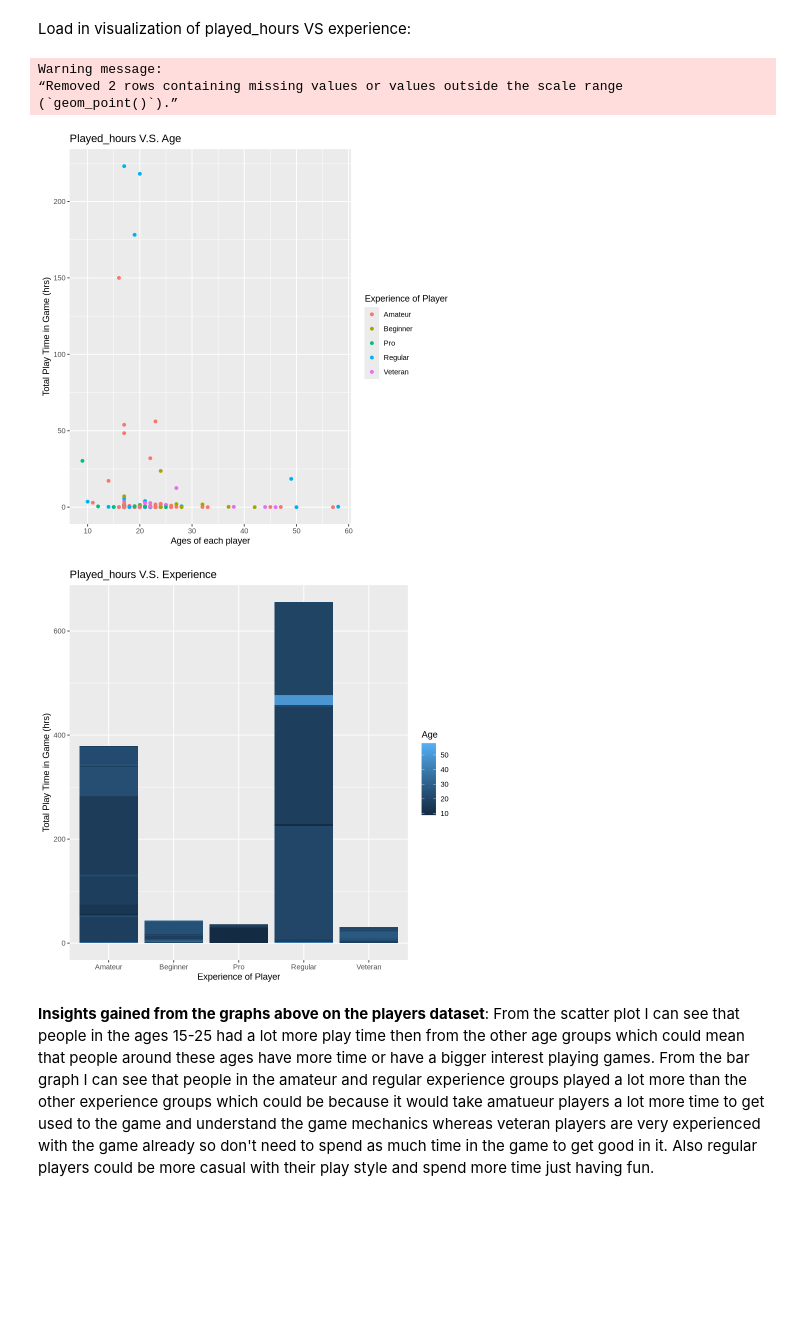
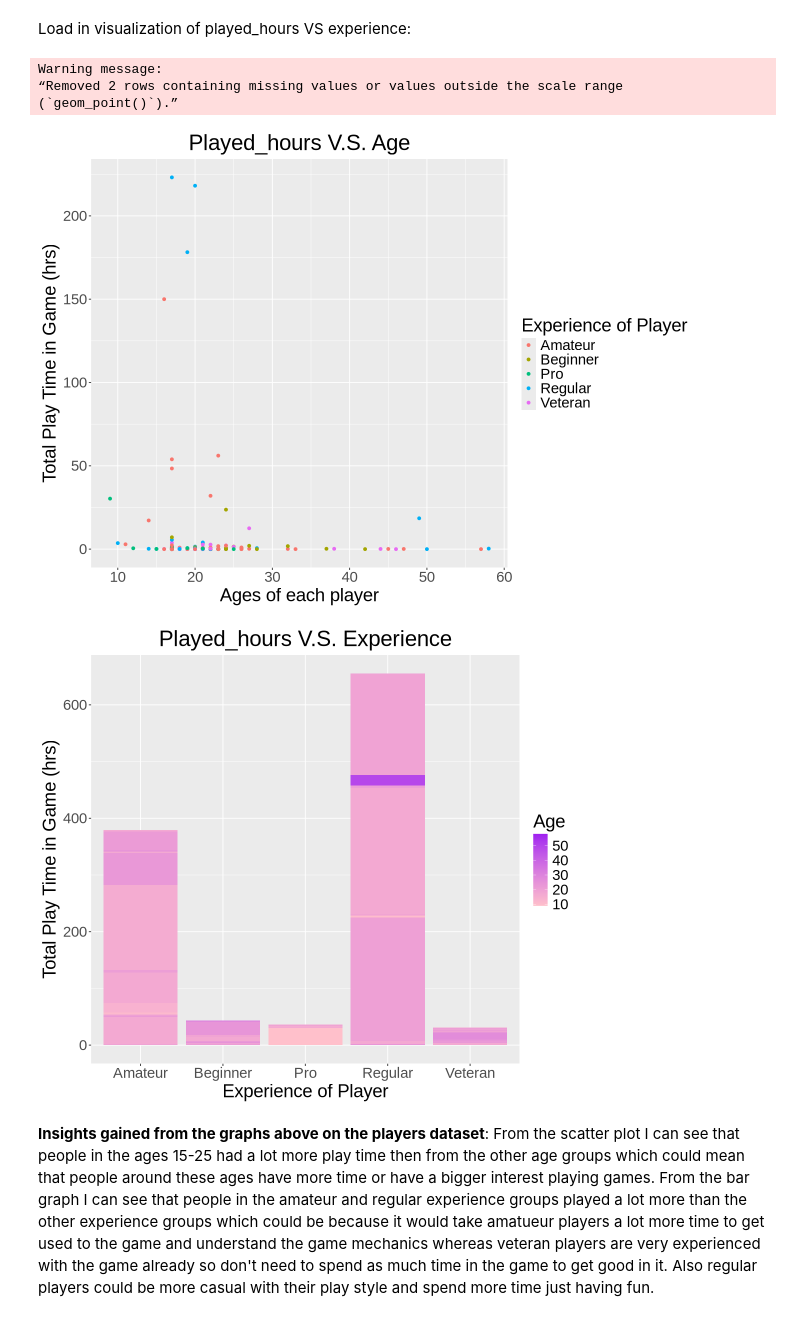
Before and after one commit to iSqlqmi/dsci-project, a Jupyter notebook: individual_planning.ipynb, the cells around one changed output. Cells and saved outputs as stored; diff of their text form; code cells hidden in the pictures; blank space fills up the shorter version.

```diff
--- a/individual_planning.ipynb
+++ b/individual_planning.ipynb
@@ -234,21 +231,25 @@ A tibble: 2 × 2
 # %% [markdown]
 Load in visualization of played_hours VS experience:
 # %%
+options(repr.plot.width = 11, repr.plot.height = 8)
 hours_experience_plot <- players |>
     ggplot(aes(x = Age, y = played_hours, color = experience)) +
     geom_point() +
     labs(
         x = "Ages of each player",
         y = "Total Play Time in Game (hrs)",
         color = "Experience of Player",
-        title = "Played_hours V.S. Age")
+        title = "Played_hours V.S. Age") +
+    theme(text = element_text(size = 22),
+         plot.title = element_text(hjust = 0.5))
 hours_experience_plot
 # %% [output]
 Warning message:
 “Removed 2 rows containing missing values or values outside the scale range
 (`geom_point()`).”
-[figure, old version]
+[figure, new version]
 # %%
+options(repr.plot.width = 9, repr.plot.height = 8)
 hours_age_plot <- players |>
     ggplot(aes(x = experience, y = played_hours, fill = Age)) +
     geom_bar(stat = "identity") +
@@ -256,11 +257,13 @@ hours_age_plot <- players |>
         x = "Experience of Player",
         y = "Total Play Time in Game (hrs)",
         fill = "Age",
-        title = "Played_hours V.S. Experience") #+
-    #scale_fill_manual(values = c("steelblue", "darkorange", "blue", "pink", "red"))
+        title = "Played_hours V.S. Experience") +
+    theme(text = element_text(size = 22),
+         plot.title = element_text(hjust = 0.5)) +
+    scale_fill_gradient(low = "pink", high = "purple")
 hours_age_plot
 # %% [output]
-[figure, old version]
+[figure, new version]
 # %% [markdown]
 **Insights gained from the graphs above on the players dataset**: From the scatter plot I can see that people in the ages 15-25 had a lot more play time then from the other age groups which could mean that people around these ages have more time or have a bigger interest playing games. From the bar graph I can see that people in the amateur and regular experience groups played a lot more than the other experience groups which could be because it would take amatueur players a lot more time to get used to the game and understand the game mechanics whereas veteran players are very experienced with the game already so don't need to spend as much time in the game to get good in it. Also regular players could be more casual with their play style and spend more time just having fun.
 # %% [markdown]
```
Also changed, not shown: parts of 8 cells of this notebook.
